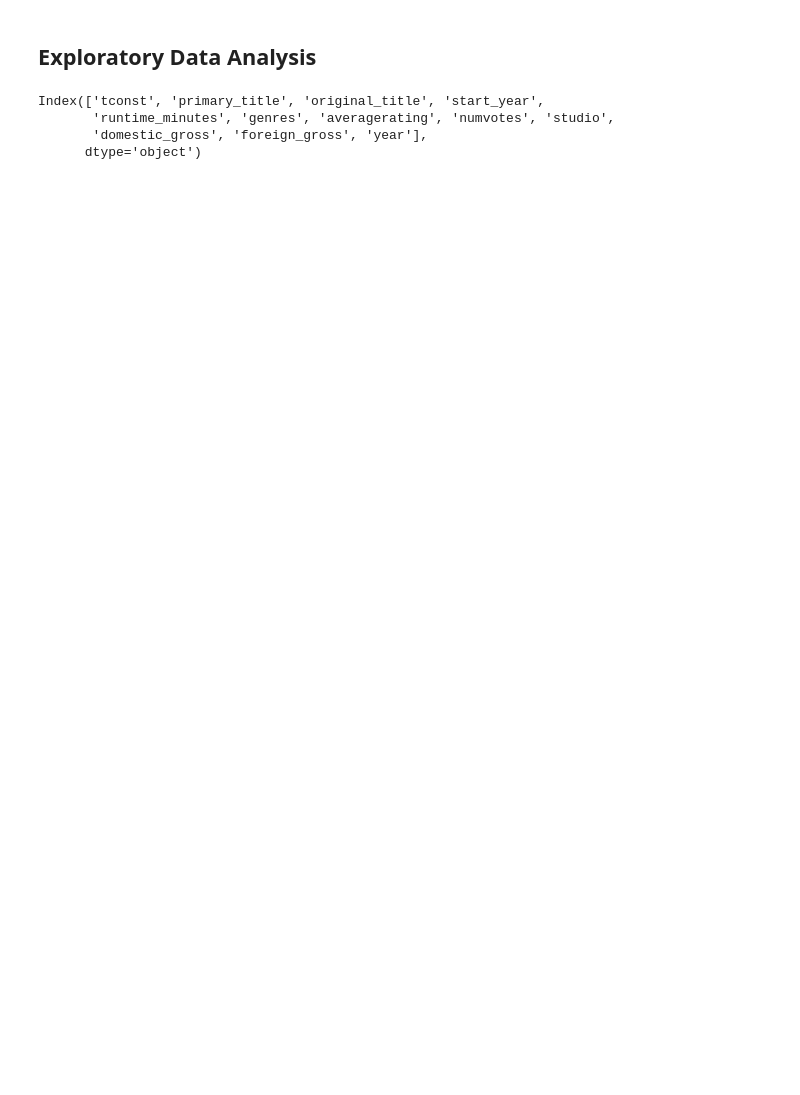
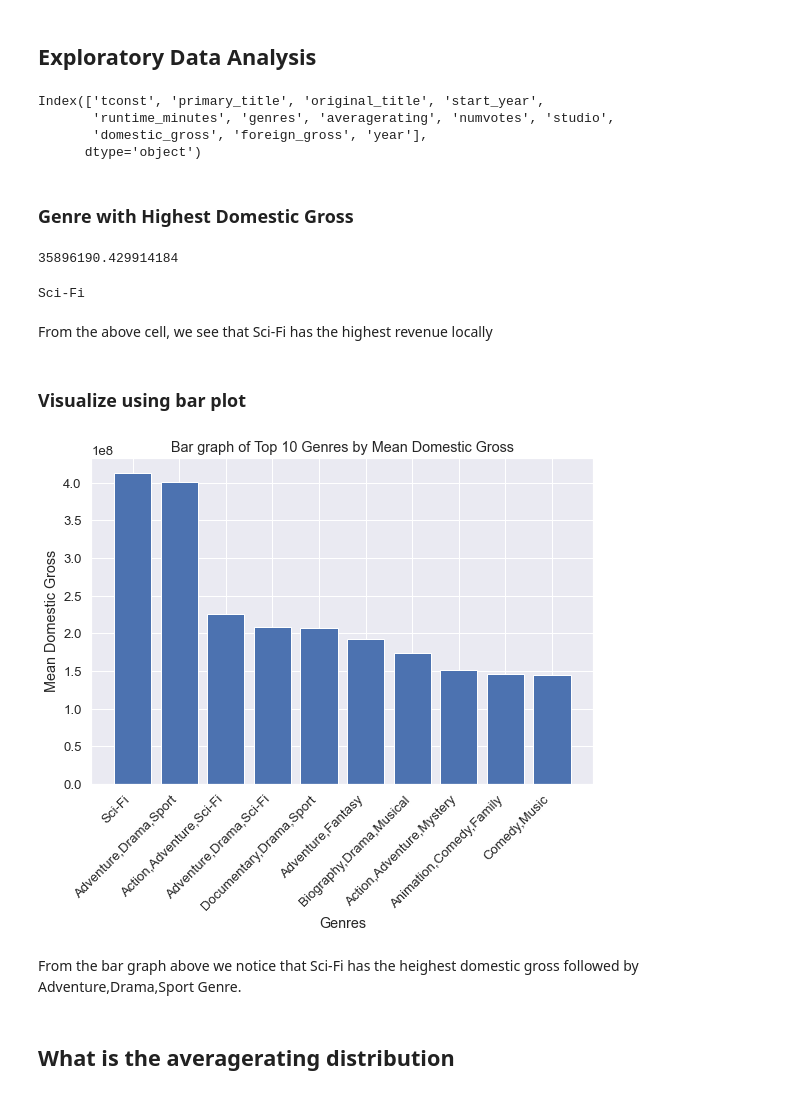
Before and after one commit to Trixiemoek/dsc-phase-1-project, a Jupyter notebook: student.ipynb, the cells around one changed output. Drawn from its saved outputs; the diff is of its cells as text; code cells hidden in the pictures; blank space fills up the shorter version.

```diff
--- a/student.ipynb
+++ b/student.ipynb
@@ -379,3 +398,39 @@ Index(['tconst', 'primary_title', 'original_title', 'start_year',
        'runtime_minutes', 'genres', 'averagerating', 'numvotes', 'studio',
        'domestic_gross', 'foreign_gross', 'year'],
       dtype='object')
+# %% [markdown]
+### Genre with Highest Domestic Gross
+# %%
+data['domestic_gross'].mean().sort_values(ascending=False)
+# %% [output]
+35896190.429914184
+# %%
+# create a variable that stores genres and domestic_gross and sortt it in descending order
+most_popular = data.groupby('genres')['domestic_gross'].mean().sort_values(ascending=False)
+#iterate through the variable and print only the genre with the highest domestic_gross
+for items, revenue in most_popular.items():
+    print(items)
+    break
+# %% [output]
+Sci-Fi
+# %% [markdown]
+From the above cell, we see that Sci-Fi has the highest revenue locally
+# %% [markdown]
+### Visualize using bar plot
+# %%
+# Create a bar plot that displays the first 10 genres with highest domestic gross
+top_10= most_popular.head(10)
+plt.subplots(figsize=(9,6))
+plt.bar(x=top_10.index, height=top_10.values)
+#set x,y and title labels
+plt.xlabel('Genres')
+plt.ylabel('Mean Domestic Gross')
+plt.title('Bar graph of Top 10 Genres by Mean Domestic Gross')
+plt.xticks(rotation=45, ha = 'right')
+plt.show()
+# %% [output]
+[figure, added]
+# %% [markdown]
+From the bar graph above we notice that Sci-Fi has the heighest domestic gross followed by Adventure,Drama,Sport Genre.
+# %% [markdown]
+## What is the averagerating distribution
```
Also changed, not shown: parts of 7 cells of this notebook.
